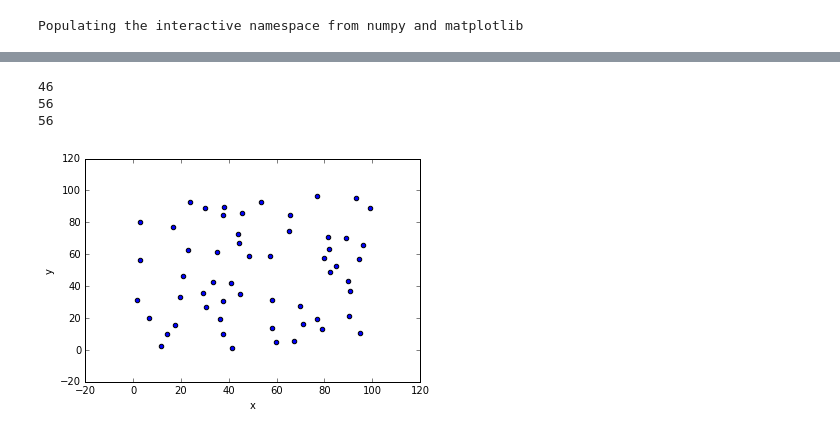
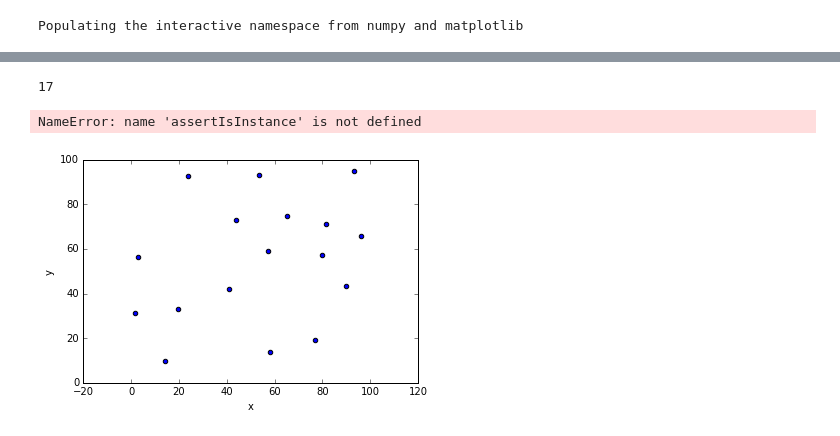
Before and after one commit to tisaconundrum2/autocnet, a Jupyter notebook: notebooks/spatial_suppression_testing.ipynb, the cells around one changed output, grey strips where cells are left out. Cells and saved outputs as stored; diff of their text form; code cells hidden in the pictures.

```diff
--- a/notebooks/spatial_suppression_testing.ipynb
+++ b/notebooks/spatial_suppression_testing.ipynb
@@ -32,8 +87,0 @@ if len(df[minimum.mask]) not in range(minimum.k-(int(mt.ceil(minimum.error_k*min
-# %%
-r = np.random.RandomState(12345)
-df = pd.DataFrame(r.uniform(0,100,(500, 3)), columns=['x', 'y', 'strength'])
-minimum = SpatialSuppression(df, (100,100), k = 50, error_k = .1)
-
-print(minimum.domain)
-minimum.suppress()
-df.plot(kind = 'scatter', x = 'x', y = 'y')
@@ -56,9 +88,9 @@ if len(df[minimum.mask]) not in range(minimum.k-(int(mt.ceil(minimum.error_k*min
-# %%
-df[minimum.mask].plot(kind = 'scatter', x = 'x', y = 'y')
-if len(df[minimum.mask]) not in range(minimum.k-(int(mt.ceil(minimum.error_k*minimum.k)))-2, minimum.k+(int(mt.ceil(minimum.error_k*minimum.k)))+2):
-    raise ValueError('Number of points not in range.')
-# %% [output]
-46
-56
-56
-[figure, removed]
+# %%
+df[minimum.mask].plot(kind = 'scatter', x = 'x', y = 'y')
+print(len(df[minimum.mask]))
+
+assertIsInstance(df[minimum.mask], (3, 5))
+# %% [output]
+17
+NameError: name 'assertIsInstance' is not defined
+[figure, added]
```
Also changed, not shown: parts of 10 cells of this notebook, 2 other files.
